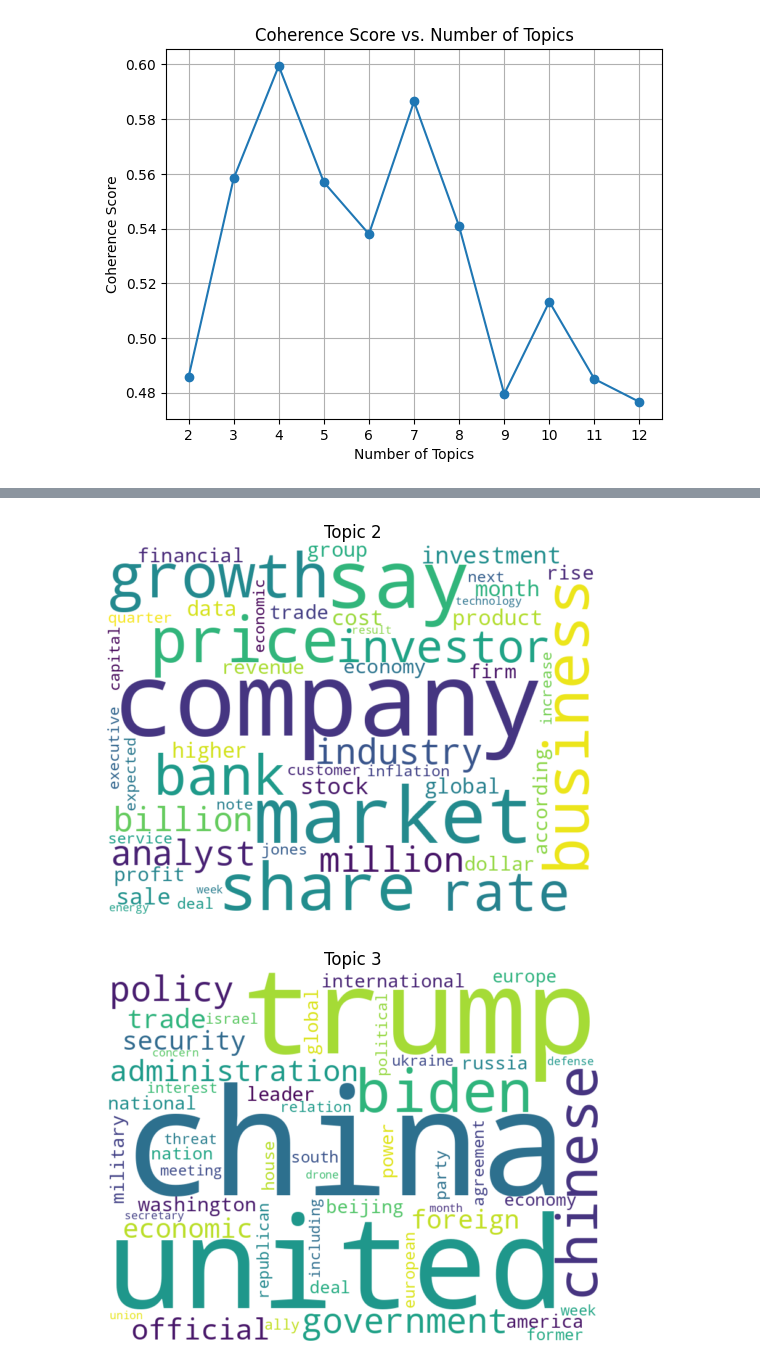
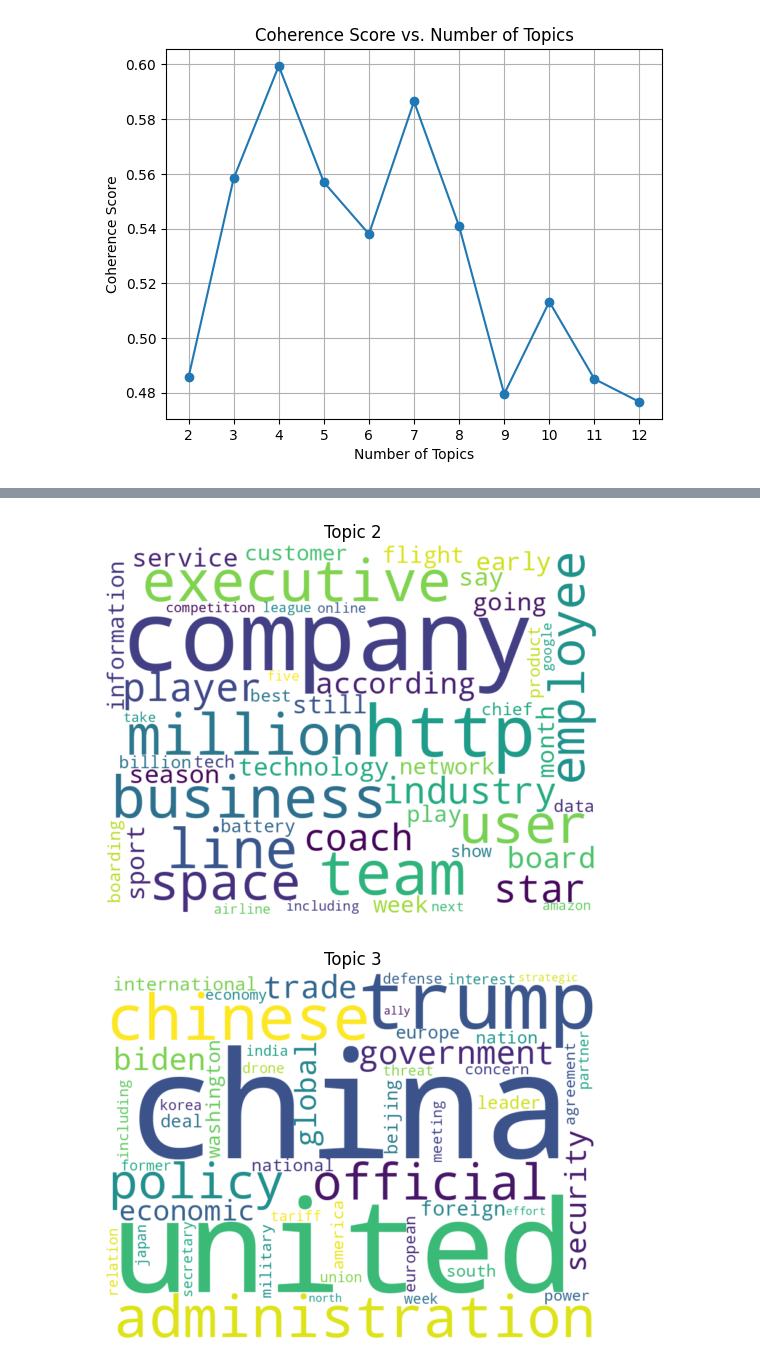
Before and after one commit to YounSooKimTech/Joy_RA_2024, a Jupyter notebook: 03_19_Meeting_Factiva.ipynb, the cells around one changed output, grey strips where cells are left out. Drawn from its saved outputs; the diff is of its cells as text; code cells hidden in the pictures.

```diff
--- a/03_19_Meeting_Factiva.ipynb
+++ b/03_19_Meeting_Factiva.ipynb
@@ -253,7 +267,7 @@ nltk.download('wordnet')
 
 # Load English stopwords
 stop_words = set(stopwords.words('english'))
-custom_stopwords_to_add = {'http', 'thing', 'HTTP'}
+custom_stopwords_to_add = {'http', 'thing', 'HTTP', 'Http', 'https', 'things', 'percent', 'say', 'says', 'really'}
 stop_words.update(custom_stopwords_to_add)
 
 lemmatizer = WordNetLemmatizer()
@@ -273,8 +287,8 @@ dictionary.filter_extremes(no_below=1, no_above=0.5)
 corpus = [dictionary.doc2bow(text) for text in texts]
 
 # Building the LDA model
-lda_model = LdaModel(corpus=corpus, id2word=dictionary, num_topics=5, random_state=100,
-                     update_every=1, chunksize=100, passes=10, alpha='auto', per_word_topics=True)
+lda_model = LdaModel(corpus=corpus, id2word=dictionary, num_topics=8, random_state=100,
+                     update_every=1, chunksize=1000, passes=10, alpha='auto', per_word_topics=True)
 
 # Displaying the topics
 topics = lda_model.print_topics(num_words=10)
@@ -330,7 +348,7 @@ import pandas as pd
 
 top_n_words = 30
 
-lda_model = LdaModel(corpus=corpus, id2word=dictionary, num_topics=4, random_state=100,
+lda_model = LdaModel(corpus=corpus, id2word=dictionary, num_topics=8, random_state=100,
                      update_every=1, chunksize=100, passes=10, alpha='auto', per_word_topics=True)
 
 topics = lda_model.print_topics(num_words=top_n_words)
@@ -373,5 +438,5 @@ def create_word_cloud(lda_model, num_topics):
         plt.show()
 
 # Assuming `lda_model` is your trained LdaModel and you have 3 topics
-create_word_cloud(lda_model, num_topics=4)
+create_word_cloud(lda_model, num_topics=8)
 # %% [output]
@@ -379,2 +444,2 @@ create_word_cloud(lda_model, num_topics=4)
-[figure, old version]
+[figure, new version]
-[figure, old version]
+[figure, new version]
```
Also changed, not shown: parts of 18 cells of this notebook.
